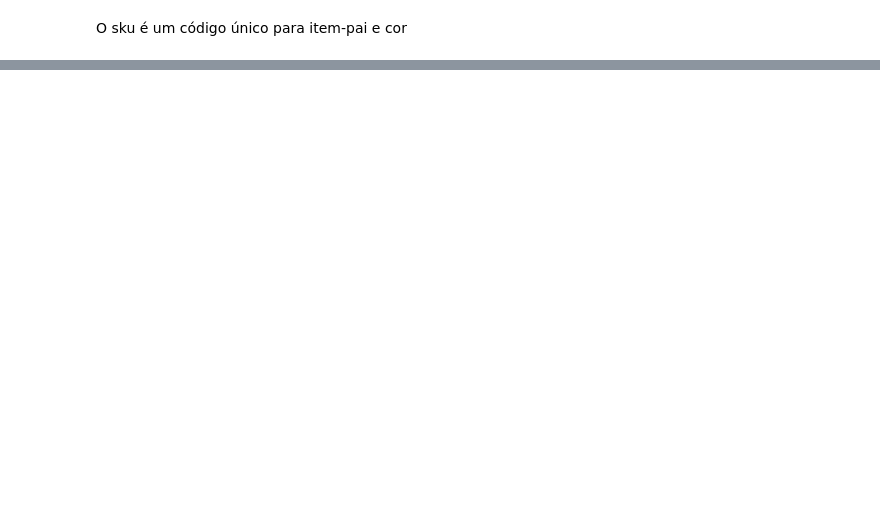
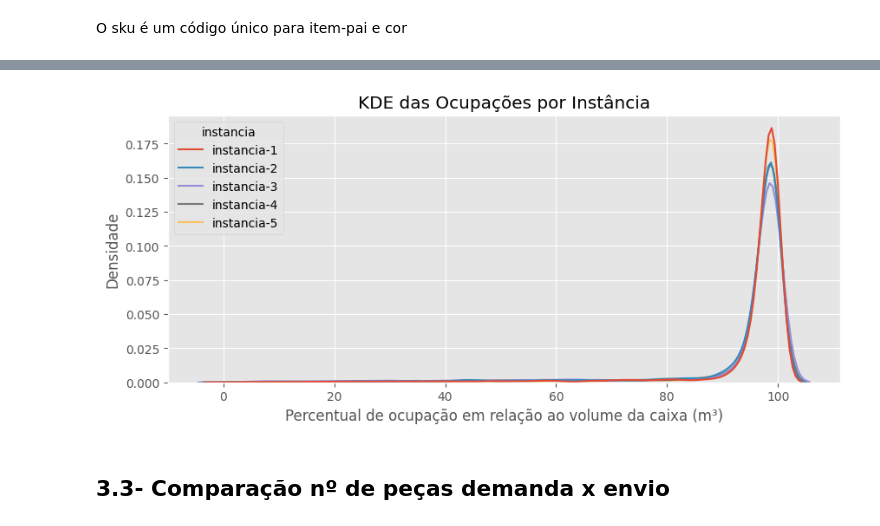
Before and after one commit to CandaPin/Resolucao_Problemas, a Jupyter notebook: 02-Notebook/Modelo_exato/08-cqavp_pre-processamento_novos-dados.ipynb, the cells around one changed output, grey strips where cells are left out. Cells and saved outputs as stored; diff of their text form; code cells hidden in the pictures; blank space fills up the shorter version.

```diff
--- a/02-Notebook/Modelo_exato/08-cqavp_pre-processamento_novos-dados.ipynb
+++ b/02-Notebook/Modelo_exato/08-cqavp_pre-processamento_novos-dados.ipynb
@@ -484,0 +825,4 @@ O sku é um código único para item-pai e cor
+# %%
+df_output['perc_ocupacao_m3'] = df_output['sku_total_m3'] / df_output['caixa_cap_m3']
+
+df_output[['sku_total_m3','caixa_cap_m3','perc_ocupacao_m3']]
@@ -484,0 +843,3 @@ O sku é um código único para item-pai e cor
+# %%
+df_ocupacao =  df_output.groupby(['instancia','caixa_id'], as_index=False)['sku_total_m3'].sum()
+df_ocupacao
@@ -484,0 +870,4 @@ O sku é um código único para item-pai e cor
+# %%
+df_ocupacao = df_ocupacao.merge(df_output[['instancia','caixa_id', 'caixa_cap_m3']], on=['instancia','caixa_id'], how='inner')
+# %%
+df_ocupacao['perc_ocupacao_m3'] = df_ocupacao['sku_total_m3'] / df_ocupacao['caixa_cap_m3'] * 100
@@ -484,0 +926,13 @@ O sku é um código único para item-pai e cor
+# %%
+with plt.style.context('ggplot'):
+    plt.figure(figsize=(10, 4))
+    sns.kdeplot(data=df_ocupacao, x="perc_ocupacao_m3", hue='instancia', common_norm=False)
+
+    plt.title('KDE das Ocupações por Instância')
+    plt.xlabel('Percentual de ocupação em relação ao volume da caixa (m³)')
+    plt.ylabel('Densidade')
+    plt.show()
+# %% [output]
+[figure, added]
+# %% [markdown]
+## 3.3- Comparação nº de peças demanda x envio
```
Also changed, not shown: parts of 58 cells of this notebook.
